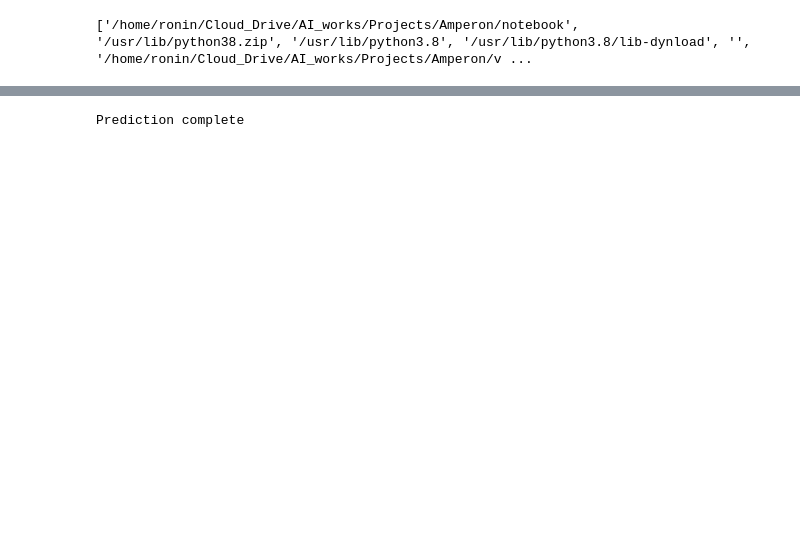
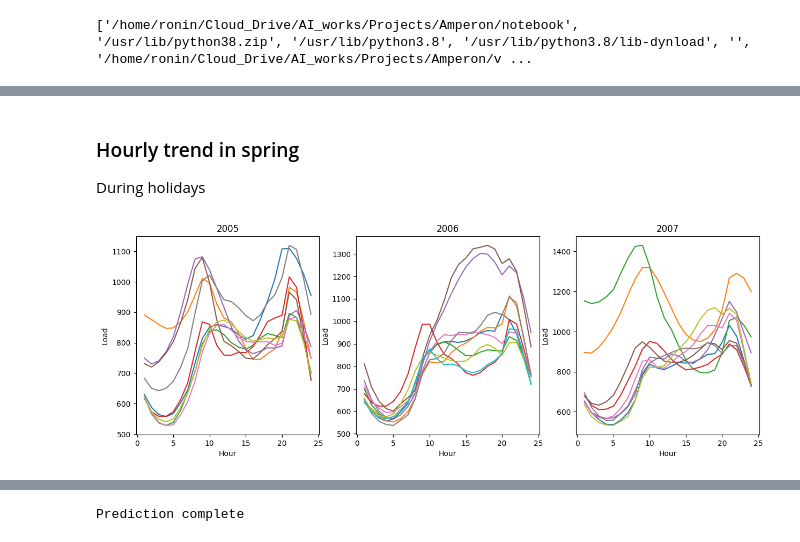
Before and after one commit to ALS15204/load_prediction, a Jupyter notebook: notebook/load_prediction.ipynb, the cells around one changed output, grey strips where cells are left out. Saved outputs shown, nothing was run; the diff lists cells and outputs as text; code cells hidden in the pictures; blank space fills up the shorter version.

```diff
--- a/notebook/load_prediction.ipynb
+++ b/notebook/load_prediction.ipynb
@@ -30,0 +102,18 @@ for station_id in range(1, N_STATION + 1):
+# %% [markdown]
+### Hourly trend in spring
+During holidays
+# %%
+years = [2005, 2006, 2007]
+fig, axs = plt.subplots(ncols=3)
+fig.set_figwidth(15)
+for date in dates:
+    for y_idx, y in enumerate(years):
+        if date.month == 4 and date.is_holiday and date.year == y:
+            hours = hist_data.query(f"Date == '{date.input_str}'")["Hour"]
+            axs[y_idx].plot(hours, hist_data.query(f"Date == '{date.input_str}'")["Load"].values)
+        axs[y_idx].set_xlabel("Hour")
+        axs[y_idx].set_ylabel("Load")
+        axs[y_idx].set_title(f"{y}")
+plt.show()
+# %% [output]
+[figure, added]
```
Also changed, not shown: parts of 44 cells of this notebook, 6 other files.
